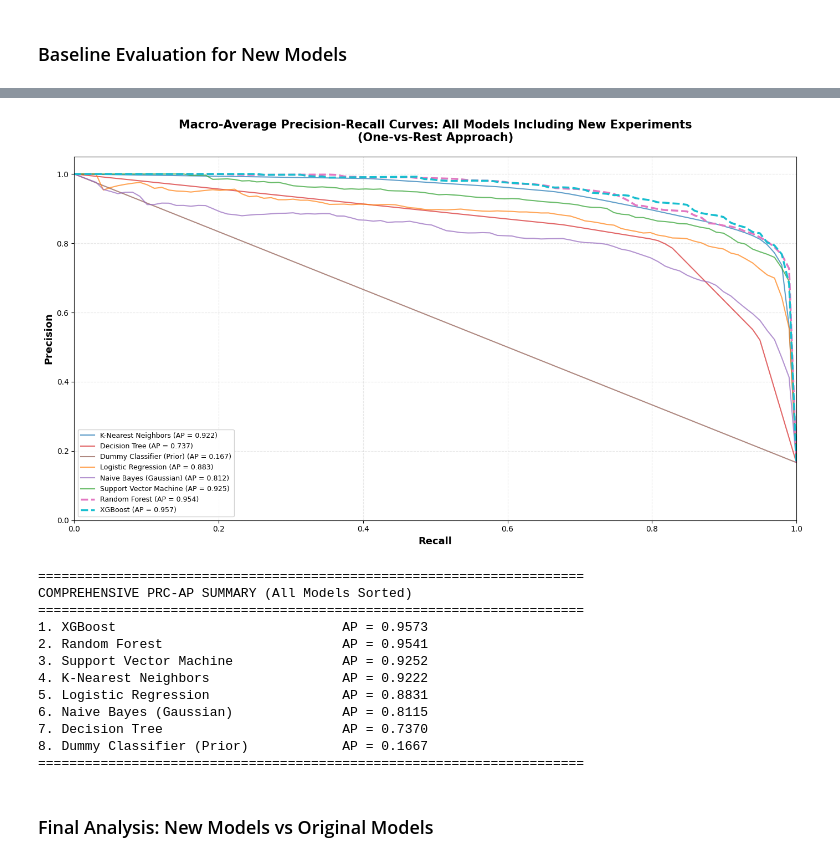
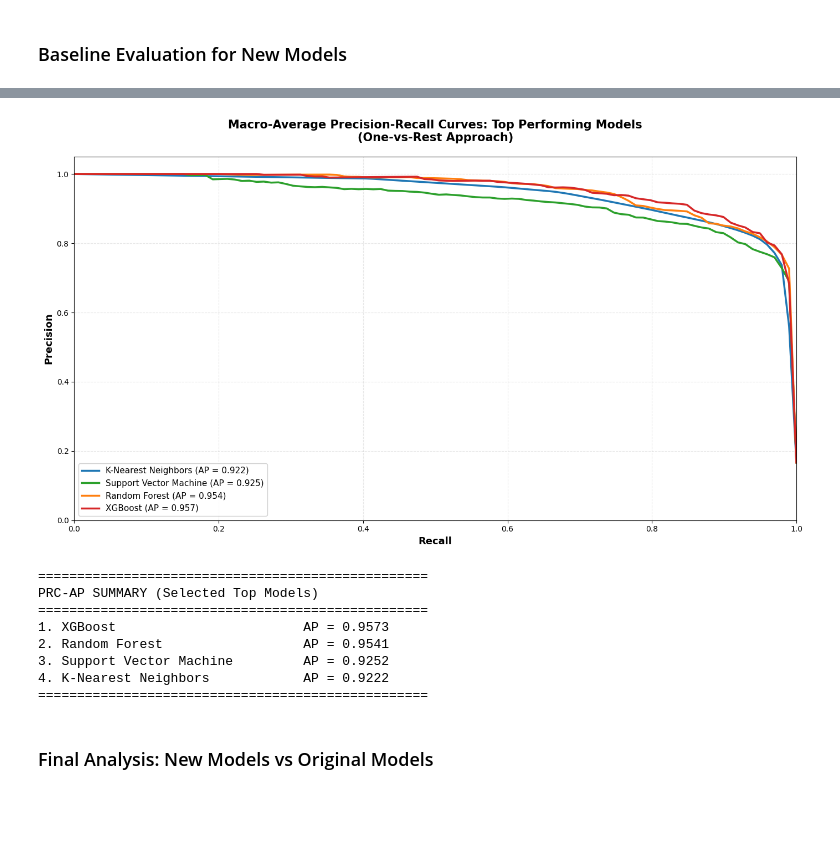
Before and after one commit to ha-rish-23/assignment-7-ha-rish-23, a Jupyter notebook: solution.ipynb, the cells around one changed output, grey strips where cells are left out. Cells and saved outputs as stored; diff of their text form; code cells hidden in the pictures; blank space fills up the shorter version.

```diff
--- a/solution.ipynb
+++ b/solution.ipynb
@@ -1430,63 +1415,64 @@ Random Forest:
 # %%
-# Plot PRC curves for all models (original + new)
+# Plot PRC curves for selected top models only
 plt.figure(figsize=(14, 8))
 
-# Plot original models
-for model_name, data in prc_data.items():
-    plt.plot(data['recall']['macro'],
-             data['precision']['macro'],
-             color=model_colors[model_name],
-             linewidth=1.5,
-             alpha=0.7,
-             label=f'{model_name} (AP = {data["average_precision"]["macro"]:.3f})')
+# Plot selected original models
+for model_name in selected_models:
+    if model_name in prc_data:
+        data = prc_data[model_name]
+        plt.plot(data['recall']['macro'],
+                 data['precision']['macro'],
+                 color=selected_model_colors[model_name],
+                 linewidth=2.5,
+                 label=f'{model_name} (AP = {data["average_precision"]["macro"]:.3f})')
 
-# Plot new models with thicker lines
+# Plot new models
 for model_name, data in new_prc_data.items():
     plt.plot(data['recall']['macro'],
              data['precision']['macro'],
-             color=new_model_colors[model_name],
+             color=selected_model_colors[model_name],
              linewidth=2.5,
-             linestyle='--',
              label=f'{model_name} (AP = {data["average_precision"]["macro"]:.3f})')
 
 # Customize the plot
 plt.xlim([0.0, 1.0])
 plt.ylim([0.0, 1.05])
 plt.xlabel('Recall', fontsize=13, fontweight='bold')
 plt.ylabel('Precision', fontsize=13, fontweight='bold')
-plt.title('Macro-Average Precision-Recall Curves: All Models Including New Experiments\n(One-vs-Rest Approach)',
+plt.title('Macro-Average Precision-Recall Curves: Top Performing Models\n(One-vs-Rest Approach)',
           fontsize=15, fontweight='bold', pad=20)
-plt.legend(loc="lower left", fontsize=9, framealpha=0.9)
+plt.legend(loc="lower left", fontsize=11, framealpha=0.9)
 plt.grid(True, alpha=0.3, linestyle='--')
 
 plt.tight_layout()
 plt.show()
 
-# Print comprehensive summary
-print("\n" + "="*70)
-print("COMPREHENSIVE PRC-AP SUMMARY (All Models Sorted)")
-print("="*70)
-all_ap = [(name, data['average_precision']['macro']) for name, data in prc_data.items()]
-all_ap.extend([(name, data['average_precision']['macro']) for name, data in new_prc_data.items()])
-all_ap_sorted = sorted(all_ap, key=lambda x: x[1], reverse=True)
+# Print summary for selected models
+print("\n" + "="*50)
+print("PRC-AP SUMMARY (Selected Top Models)")
+print("="*50)
+selected_ap = []
+for model_name in selected_models:
+    if model_name in prc_data:
+        selected_ap.append((model_name, prc_data[model_name]['average_precision']['macro']))
+for model_name in new_prc_data.keys():
+    selected_ap.append((model_name, new_prc_data[model_name]['average_precision']['macro']))
 
-for rank, (name, ap_val) in enumerate(all_ap_sorted, 1):
-    print(f"{rank}. {name:35s} AP = {ap_val:.4f}")
-print("="*70)
+selected_ap_sorted = sorted(selected_ap, key=lambda x: x[1], reverse=True)
+
+for rank, (name, ap_val) in enumerate(selected_ap_sorted, 1):
+    print(f"{rank}. {name:30s} AP = {ap_val:.4f}")
+print("="*50)
 # %% [output]
-[figure, old version]
+[figure, new version]
-======================================================================
-COMPREHENSIVE PRC-AP SUMMARY (All Models Sorted)
-======================================================================
-1. XGBoost                             AP = 0.9573
-2. Random Forest                       AP = 0.9541
-3. Support Vector Machine              AP = 0.9252
-4. K-Nearest Neighbors                 AP = 0.9222
-5. Logistic Regression                 AP = 0.8831
-6. Naive Bayes (Gaussian)              AP = 0.8115
-7. Decision Tree                       AP = 0.7370
-8. Dummy Classifier (Prior)            AP = 0.1667
-======================================================================
+==================================================
+PRC-AP SUMMARY (Selected Top Models)
+==================================================
+1. XGBoost                        AP = 0.9573
+2. Random Forest                  AP = 0.9541
+3. Support Vector Machine         AP = 0.9252
+4. K-Nearest Neighbors            AP = 0.9222
+==================================================
 # %% [markdown]
 ### Final Analysis: New Models vs Original Models
 # %%
```
Also changed, not shown: parts of 17 cells of this notebook.
